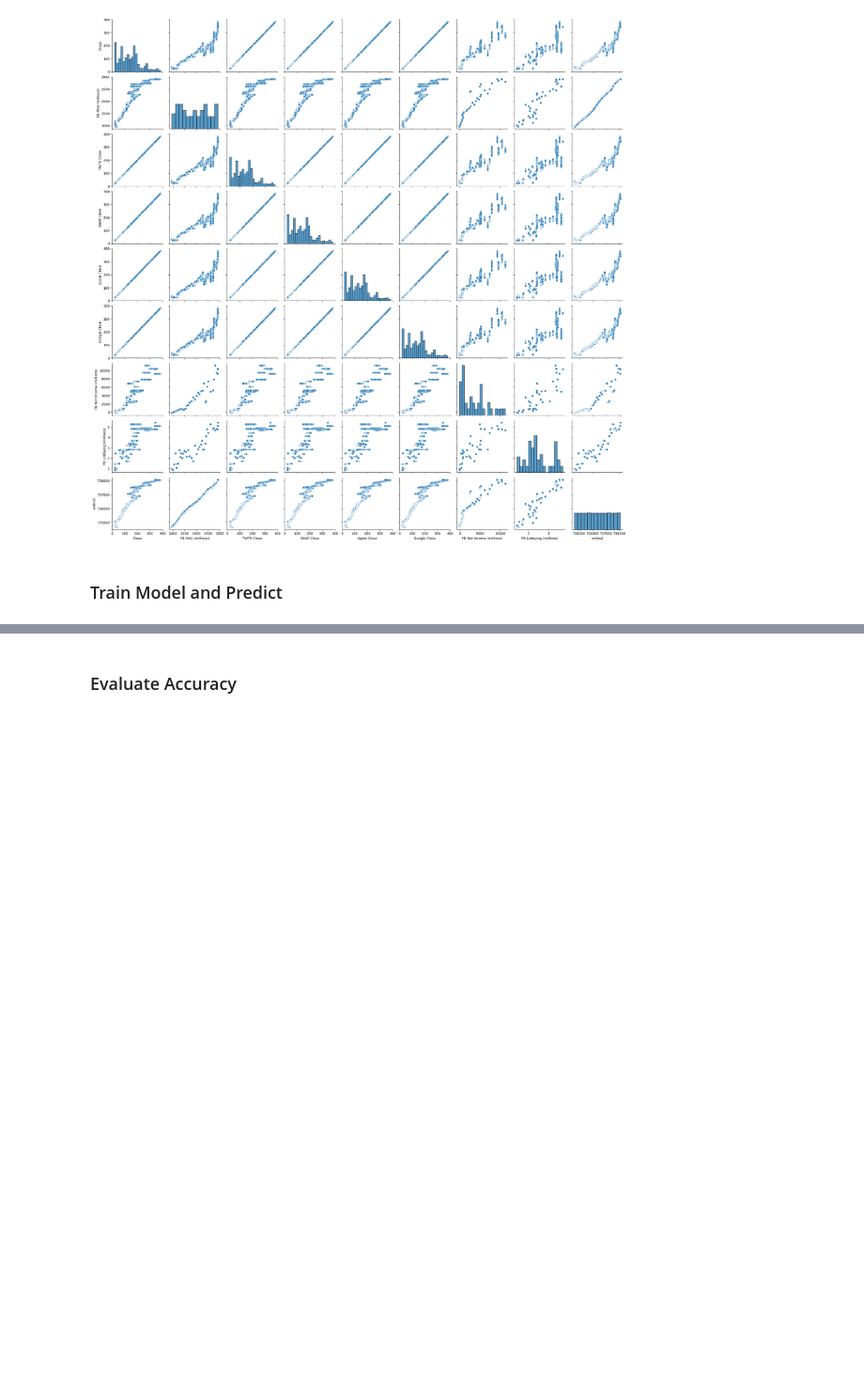
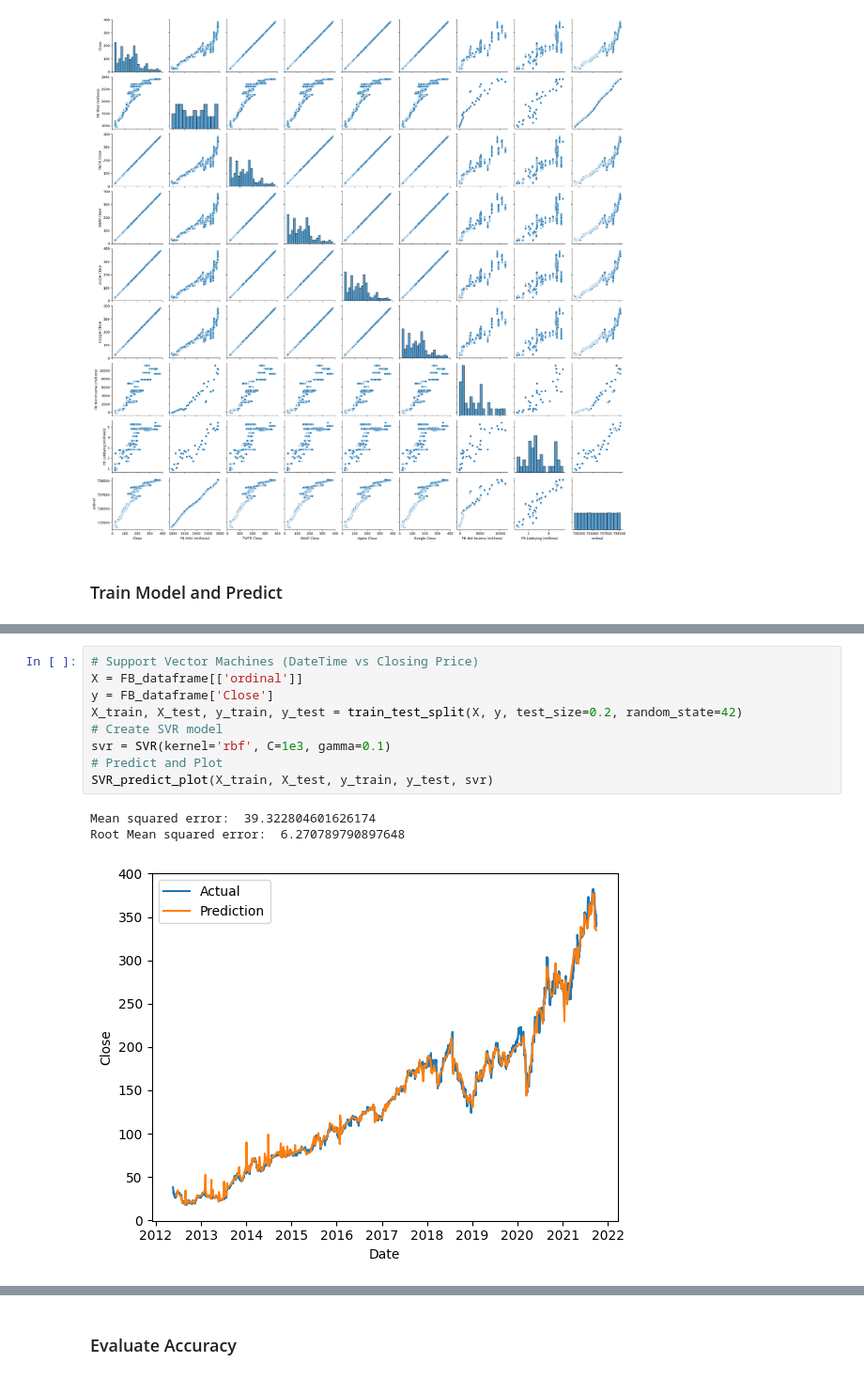
Before and after one commit to duckgrammer/Facebook-Stocks-ML, a Jupyter notebook: Facebook Stocks.ipynb, the cells around one changed output, grey strips where cells are left out. Shown at 94% size. Drawn from its saved outputs; the diff is of its cells as text; blank space fills up the shorter version.

```diff
--- a/Facebook Stocks.ipynb
+++ b/Facebook Stocks.ipynb
@@ -180,0 +197,13 @@ plt.show()
+# %%
+# Support Vector Machines (DateTime vs Closing Price)
+X = FB_dataframe[['ordinal']]
+y = FB_dataframe['Close']
+X_train, X_test, y_train, y_test = train_test_split(X, y, test_size=0.2, random_state=42)
+# Create SVR model
+svr = SVR(kernel='rbf', C=1e3, gamma=0.1)
+# Predict and Plot
+SVR_predict_plot(X_train, X_test, y_train, y_test, svr)
+# %% [output]
+Mean squared error:  39.322804601626174
+Root Mean squared error:  6.270789790897648
+[figure, added]
```
Also changed, not shown: parts of 8 cells of this notebook.
